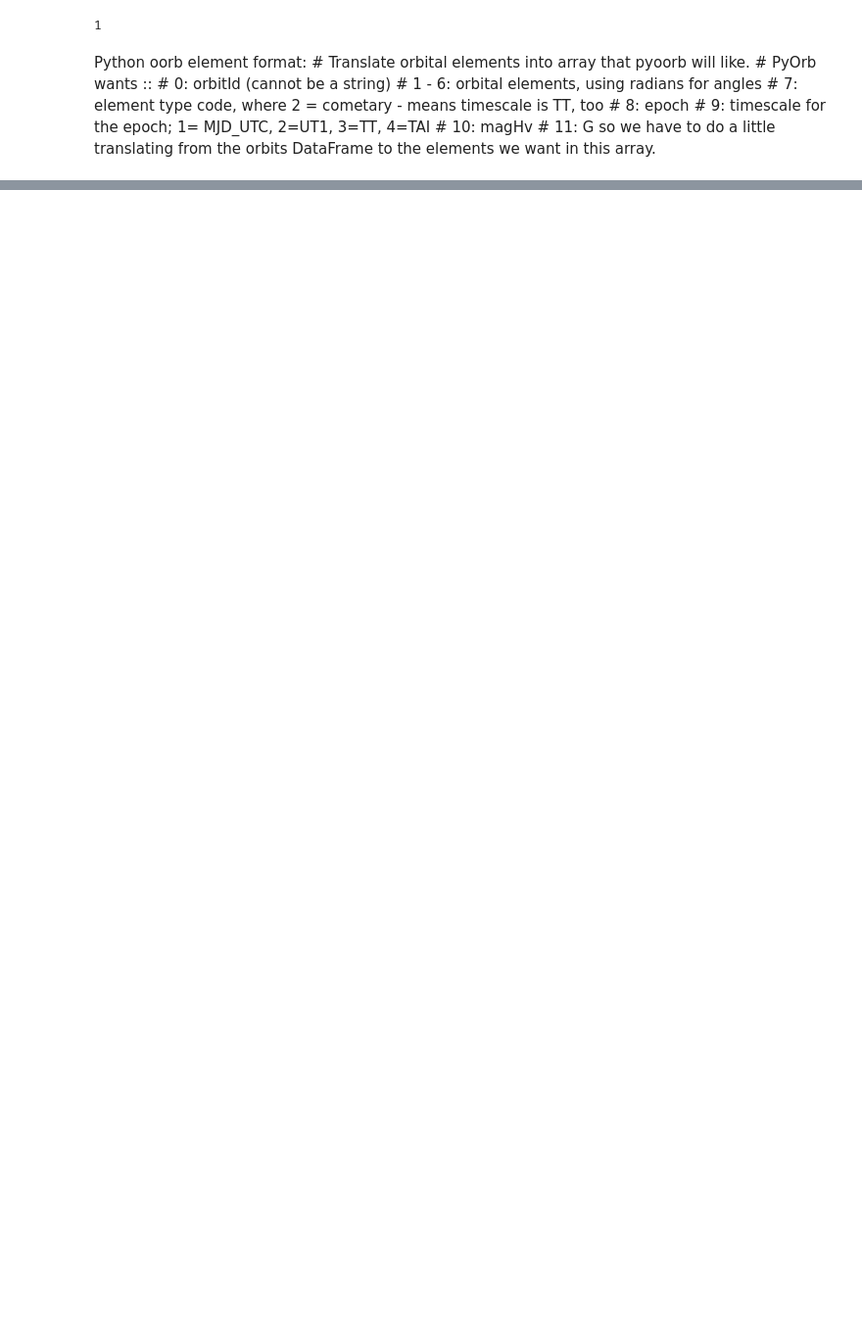
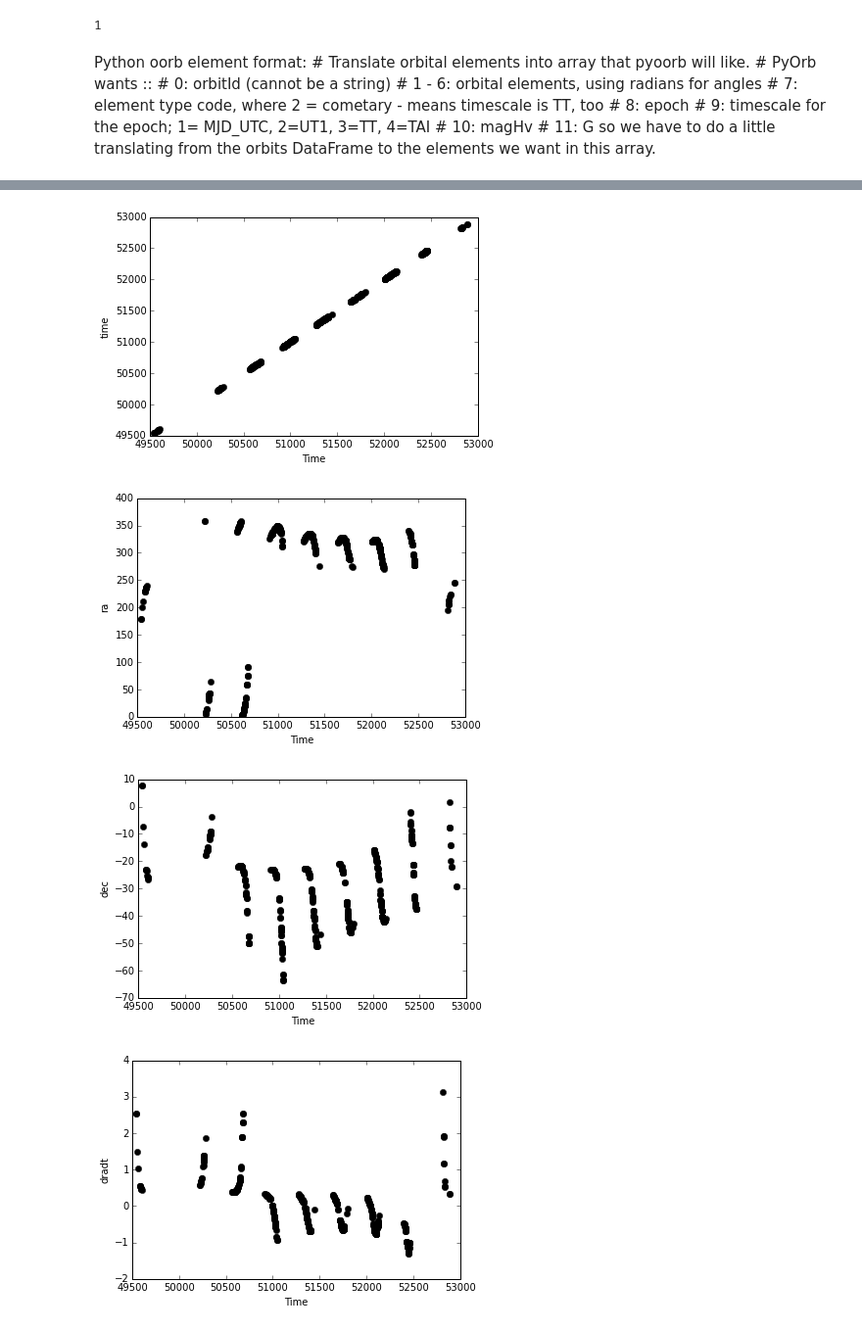
Before and after one commit to rhiannonlynne/MafSSO, a Jupyter notebook: Prototype Maf SSO detections.ipynb, the cells around one changed output, grey strips where cells are left out. Shown at 98% size. Cells and saved outputs as stored; diff of their text form; code cells hidden in the pictures; blank space fills up the shorter version.

```diff
--- a/Prototype Maf SSO detections.ipynb
+++ b/Prototype Maf SSO detections.ipynb
@@ -103,0 +202,8 @@ for sso in orbits[1:2]:
+# %%
+%%timeit
+# Check the timing
+for sso in orbits[0:1]:
+    oorbelems = packOorbElem(sso)
+    oorbephems, err = oo.pyoorb.oorb_ephemeris(in_orbits = oorbelems, in_obscode=807, in_date_ephems=ephTimes_long)
+    ephs = unpackEphs(oorbephems[0])
+    interpfuncs = interpolateEphs(ephs)
@@ -103,0 +215,29 @@ for sso in orbits[1:2]:
+# %%
+def ssoInFov(interpfuncs, simdata, rFov=np.radians(1.75), raCol='fieldRA', decCol='fieldDec'):
+    raSso = np.radians(interpfuncs['ra'](simdata['expMJD']))
+    decSso = np.radians(interpfuncs['dec'](simdata['expMJD']))
+    sep = haversine(raSso, decSso, simdata[raCol], simdata[decCol])
+    tObs = simdata['expMJD'][np.where(sep<rFov)]
+    return tObs
+# %%
+for sso in orbits[0:1]:
+    oorbelems = packOorbElem(sso)
+    oorbephems, err = oo.pyoorb.oorb_ephemeris(in_orbits = oorbelems, in_obscode=807, in_date_ephems=ephTimes_long)
+    ephs = unpackEphs(oorbephems[0])
+    interpfuncs = interpolateEphs(ephs)
+    tvis = ssoInFov(interpfuncs, simdata_long)
+    obs = np.recarray([len(tvis)], dtype=ephs.dtype)
+    for n in interpfuncs:
+        obs[n] = interpfuncs[n](tvis)
+    obs['time'] = tvis
+# %%
+for n in obs.dtype.names:
+    plt.figure()
+    plt.plot(obs['time'], obs[n], 'ko')
+    plt.xlabel('Time')
+    plt.ylabel(n)
+# %% [output]
+[figure, added]
+[figure, added]
+[figure, added]
+[figure, added]
```
Also changed, not shown: parts of 36 cells of this notebook.
